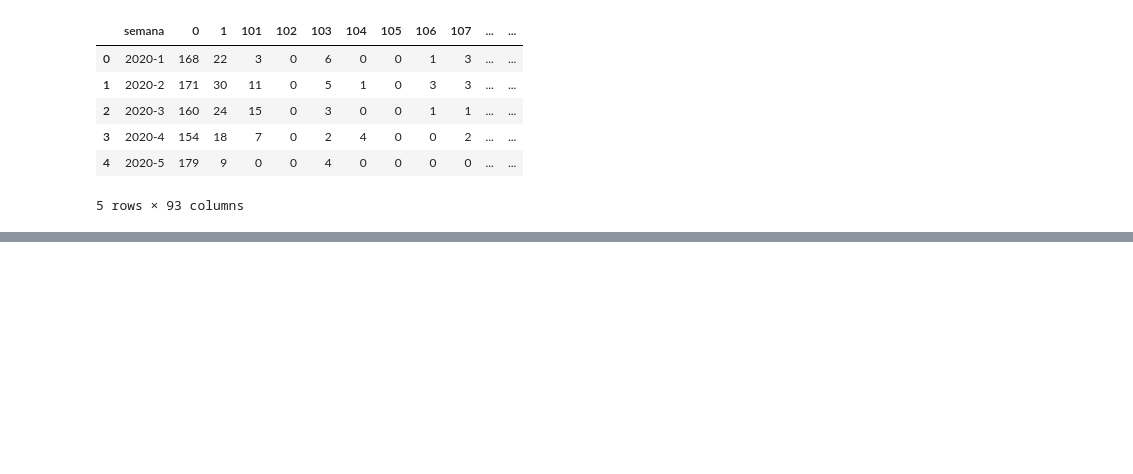
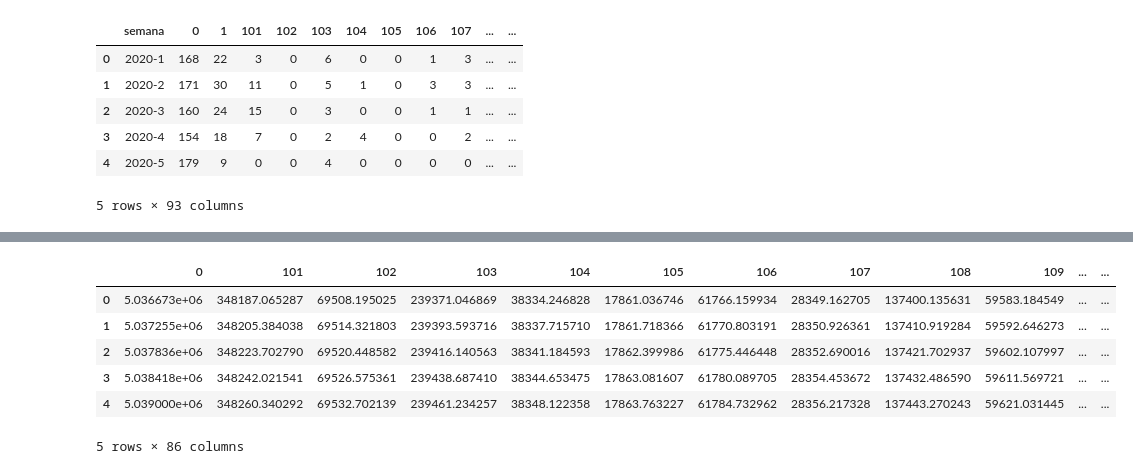
Before and after one commit to artisticlimon/dengue-model, a Jupyter notebook: eda/figures/eda_figs.ipynb, the cells around one changed output, grey strips where cells are left out. Drawn from its saved outputs; the diff is of its cells as text; code cells hidden in the pictures; blank space fills up the shorter version.

```diff
--- a/eda/figures/eda_figs.ipynb
+++ b/eda/figures/eda_figs.ipynb
@@ -394,0 +397,10 @@ lst = pd.read_csv("../../data/raw/baseLST.csv")
+# %%
+pob.head()
+# %% [output]
+|  | 0 | 101 | 102 | 103 | 104 | 105 | 106 | 107 | 108 | 109 | ... | ... |
+| 0 | 5.036673e+06 | 348187.065287 | 69508.195025 | 239371.046869 | 38334.246828 | 17861.036746 | 61766.159934 | 28349.162705 | 137400.135631 | 59583.184549 | ... | ... |
+| 1 | 5.037255e+06 | 348205.384038 | 69514.321803 | 239393.593716 | 38337.715710 | 17861.718366 | 61770.803191 | 28350.926361 | 137410.919284 | 59592.646273 | ... | ... |
+| 2 | 5.037836e+06 | 348223.702790 | 69520.448582 | 239416.140563 | 38341.184593 | 17862.399986 | 61775.446448 | 28352.690016 | 137421.702937 | 59602.107997 | ... | ... |
+| 3 | 5.038418e+06 | 348242.021541 | 69526.575361 | 239438.687410 | 38344.653475 | 17863.081607 | 61780.089705 | 28354.453672 | 137432.486590 | 59611.569721 | ... | ... |
+| 4 | 5.039000e+06 | 348260.340292 | 69532.702139 | 239461.234257 | 38348.122358 | 17863.763227 | 61784.732962 | 28356.217328 | 137443.270243 | 59621.031445 | ... | ... |
+5 rows × 86 columns
```
Also changed, not shown: parts of 13 cells of this notebook, 2 other files.
